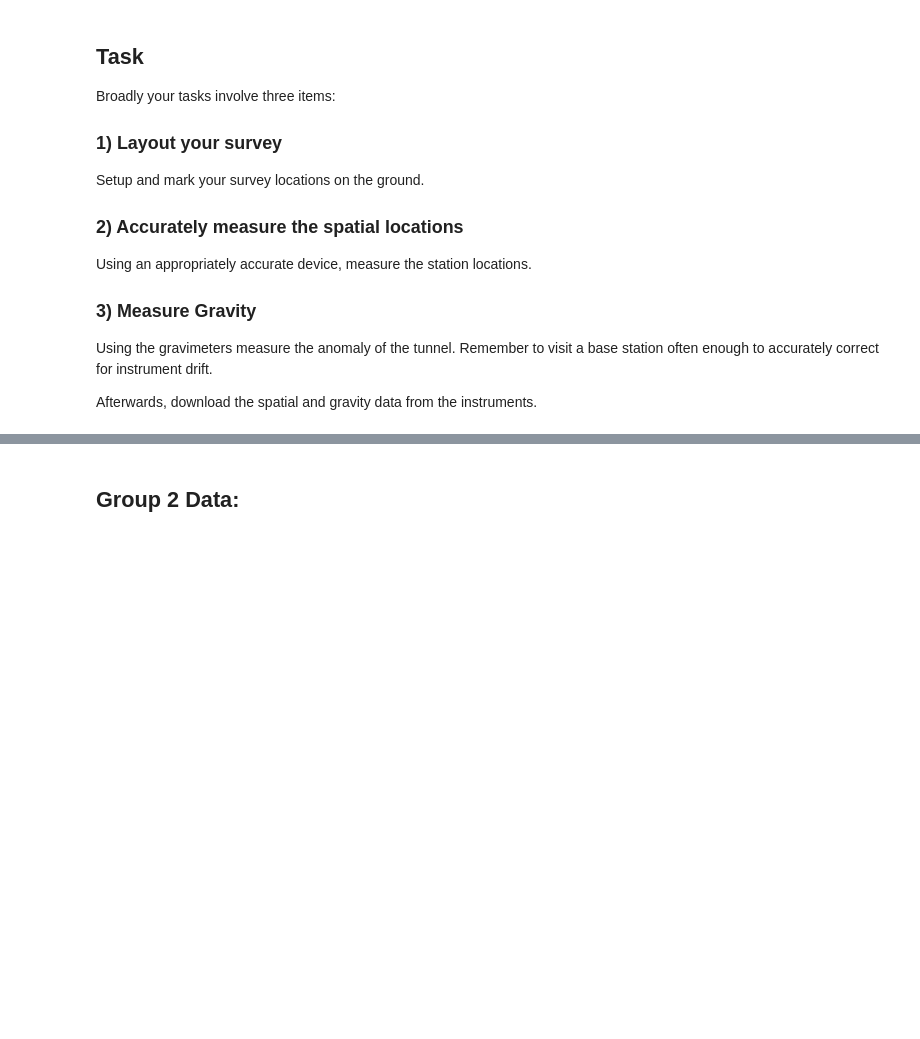
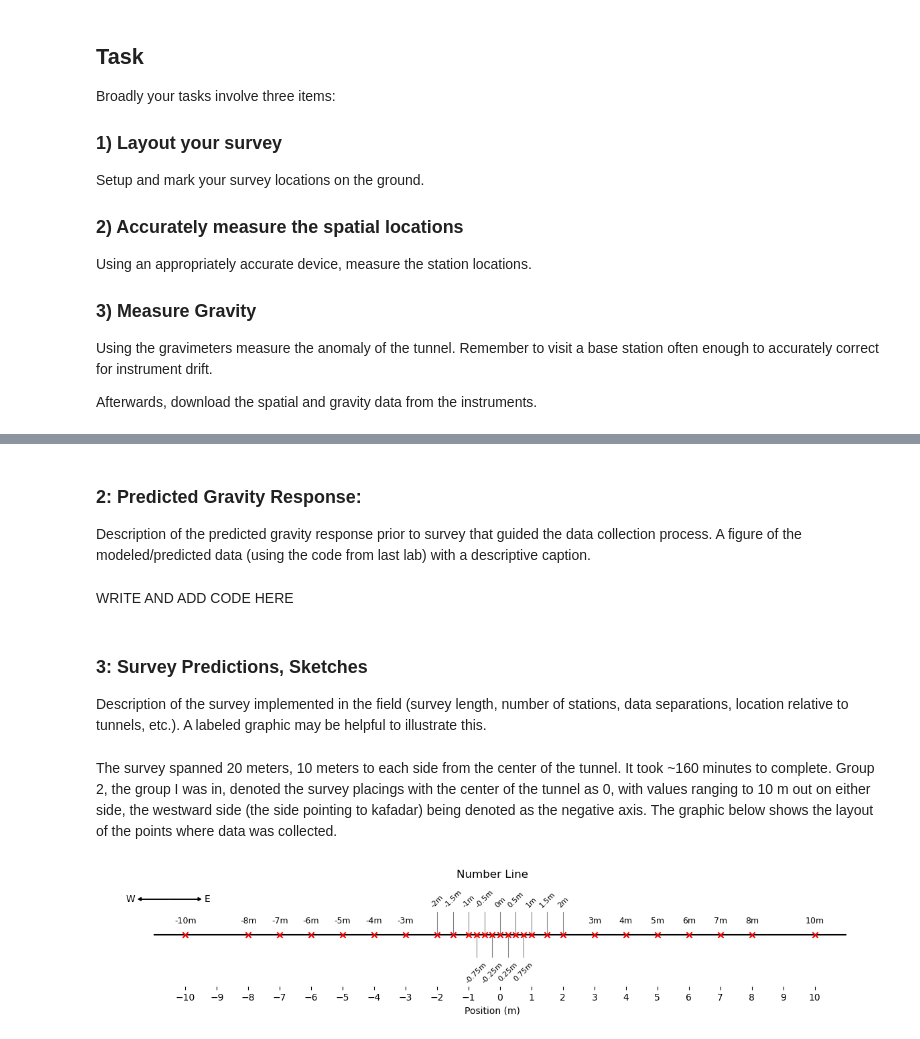
Before and after one commit to lillian-hanson/gpgn-318-328-notebooks, a Jupyter notebook: Labs/gravity/06-lab/06-Gravity-Tunnel.ipynb, the cells around one changed output, grey strips where cells are left out. Saved outputs shown, nothing was run; the diff lists cells and outputs as text; code cells hidden in the pictures; blank space fills up the shorter version.

Commit message:
start figures

```diff
--- a/Labs/gravity/06-lab/06-Gravity-Tunnel.ipynb
+++ b/Labs/gravity/06-lab/06-Gravity-Tunnel.ipynb
@@ -52,5 +34,60 @@ import numpy as np
 import pandas as pd
 import matplotlib.pyplot as plt
 from grav_utils.grav_interact import GravInteract
-# %% [markdown]
-## Group 2 Data:
+# %% [markdown]
+### 2: Predicted Gravity Response:
+Description of the predicted gravity response prior to survey that guided the data collection process.  A figure of the modeled/predicted data (using the code from last lab) with a descriptive caption.
+# %% [markdown]
+WRITE AND ADD CODE HERE
+# %% [markdown]
+### 3: Survey Predictions, Sketches
+Description of the survey implemented in the field (survey length, number of stations, data separations, location relative to tunnels, etc.). A labeled graphic may be helpful to illustrate this.
+# %% [markdown]
+The survey spanned 20 meters, 10 meters to each side from the center of the tunnel. It took ~160 minutes to complete. Group 2, the group I was in, denoted the survey placings with the center of the tunnel as 0, with values ranging to 10 m out on either side, the westward side (the side pointing to kafadar) being denoted as the negative axis. The graphic below shows the layout of the points where data was collected.
+# %%
+x_points = [-10, -8, -7, -6, -5, -4, -3, -2,
+            -1.5, -1, -0.75, -0.5, -0.25, 0,
+             0.25, 0.5, 0.75, 1, 1.5, 2,
+             3, 4, 5, 6, 7, 8, 10]
+
+plt.figure(figsize=(15, 2))
+plt.hlines(0, min(x_points) - 1, max(x_points) + 1, colors='black')  # main line
+
+# Plot
+plt.scatter(x_points, [0]*len(x_points), color='red', marker='x', zorder=3)
+
+for x in x_points:
+    # Points near zero
+    if -2 <= x <= 2:
+        label_y = 0.35 if x % 0.5 == 0 else -0.35
+        plt.plot([x, x], [0, label_y], color='gray', lw=0.8, zorder=1)
+        plt.text(x, label_y + (0.05 if label_y > 0 else -0.05),
+                 f'{x}m', ha='center', va='bottom' if label_y > 0 else 'top',
+                 fontsize=8, rotation=45)
+    else:
+        # Regular labels
+        plt.text(x, 0.15, f'{x}m', ha='center', va='bottom', fontsize=9)
+
+compass_x = min(x_points) - 0.5
+compass_y = 0.55
+
+plt.arrow(compass_x, compass_y, 1, 0, head_width=0.05, head_length=0.1,
+          fc='black', ec='black', length_includes_head=True, zorder=4)
+plt.arrow(compass_x, compass_y, -1, 0, head_width=0.05, head_length=0.1,
+          fc='black', ec='black', length_includes_head=True, zorder=4)
+
+plt.text(compass_x + 1.1, compass_y, 'E', ha='left', va='center', fontsize=10)
+plt.text(compass_x - 1.1, compass_y, 'W', ha='right', va='center', fontsize=10)
+
+# Styling
+plt.yticks([])
+plt.xticks(range(-10, 11, 1))
+plt.xlabel('Position (m)')
+plt.title('Number Line')
+plt.grid(False)
+plt.box(False)
+plt.ylim(-0.8, 0.8)
+
+plt.show()
+# %% [output]
+[figure, added]
```
Also changed, not shown: parts of 14 cells of this notebook.
